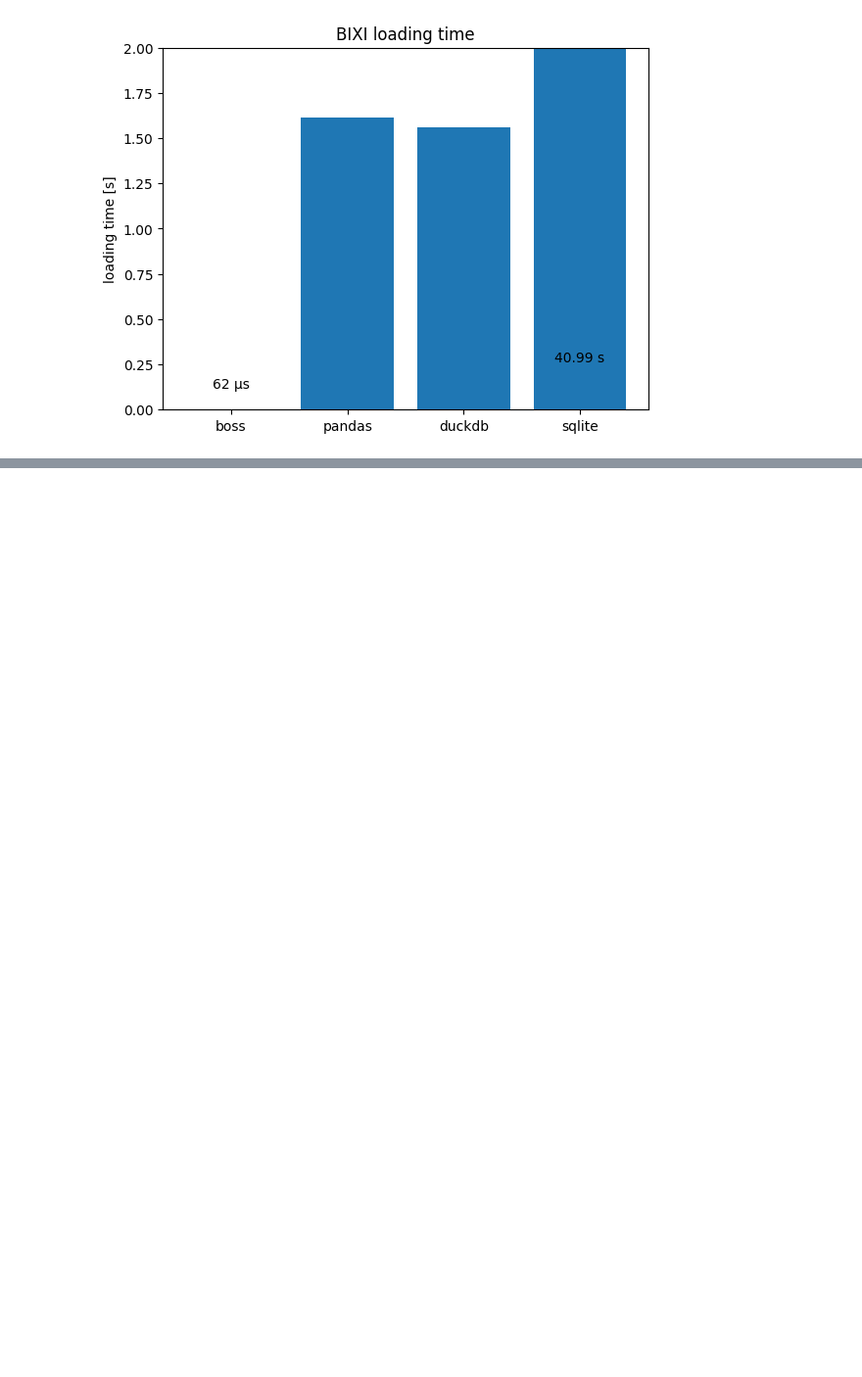
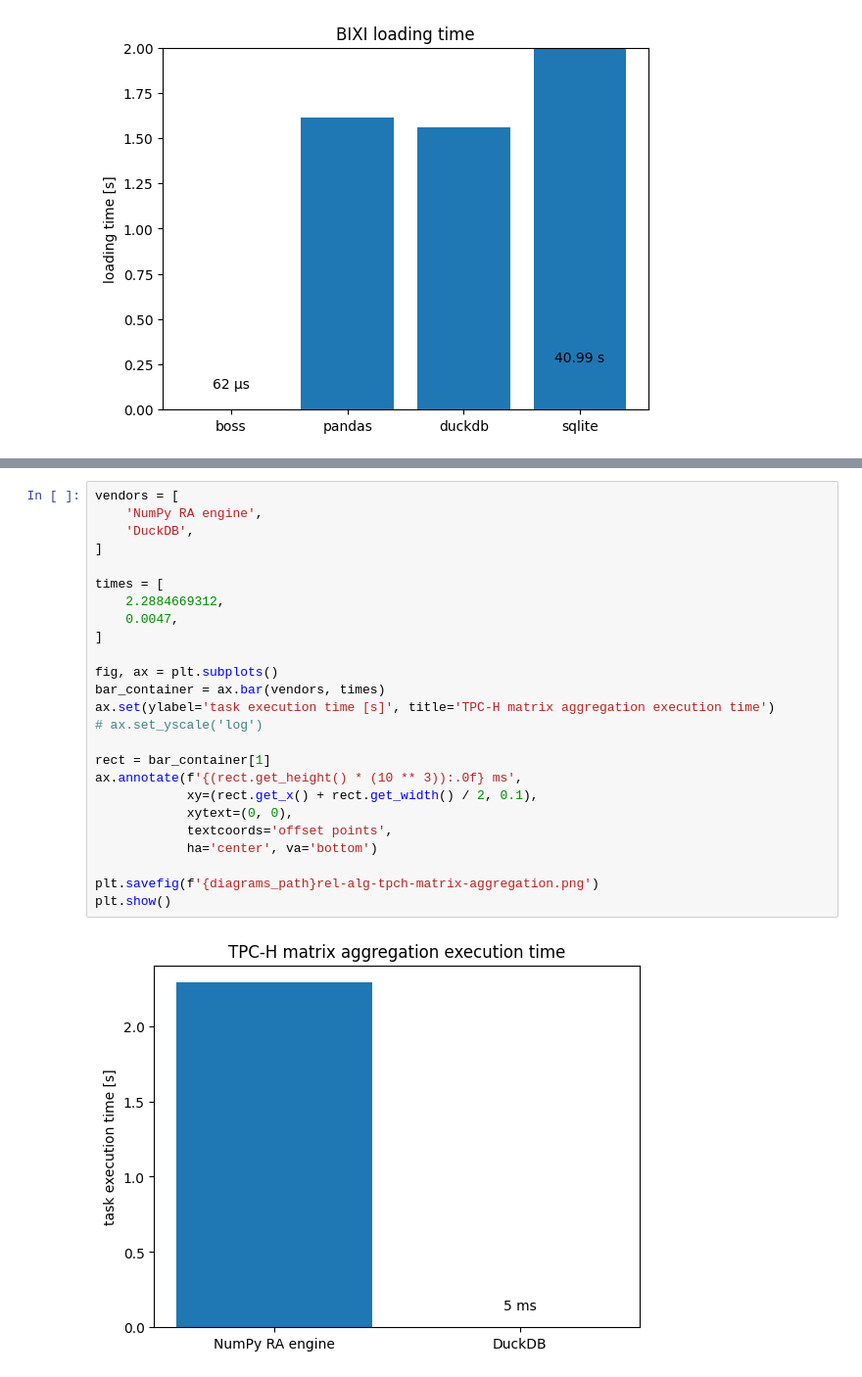
Before and after one commit to trubby22/database-fyp, a Jupyter notebook: bixi-benchmarks/visualise-data.ipynb, the cells around one changed output, grey strips where cells are left out. Shown at 98% size. Drawn from its saved outputs; the diff is of its cells as text; blank space fills up the shorter version.

```diff
--- a/bixi-benchmarks/visualise-data.ipynb
+++ b/bixi-benchmarks/visualise-data.ipynb
@@ -189,0 +239,27 @@ plt.show()
+# %%
+vendors = [
+    'NumPy RA engine',
+    'DuckDB',
+]
+
+times = [
+    2.2884669312,
+    0.0047,
+]
+
+fig, ax = plt.subplots()
+bar_container = ax.bar(vendors, times)
+ax.set(ylabel='task execution time [s]', title='TPC-H matrix aggregation execution time')
+# ax.set_yscale('log')
+
+rect = bar_container[1]
+ax.annotate(f'{(rect.get_height() * (10 ** 3)):.0f} ms',
+            xy=(rect.get_x() + rect.get_width() / 2, 0.1),
+            xytext=(0, 0),
+            textcoords='offset points',
+            ha='center', va='bottom')
+
+plt.savefig(f'{diagrams_path}rel-alg-tpch-matrix-aggregation.png')
+plt.show()
+# %% [output]
+[figure, added]
```
Also changed, not shown: parts of 5 cells of this notebook, 1 other file.
